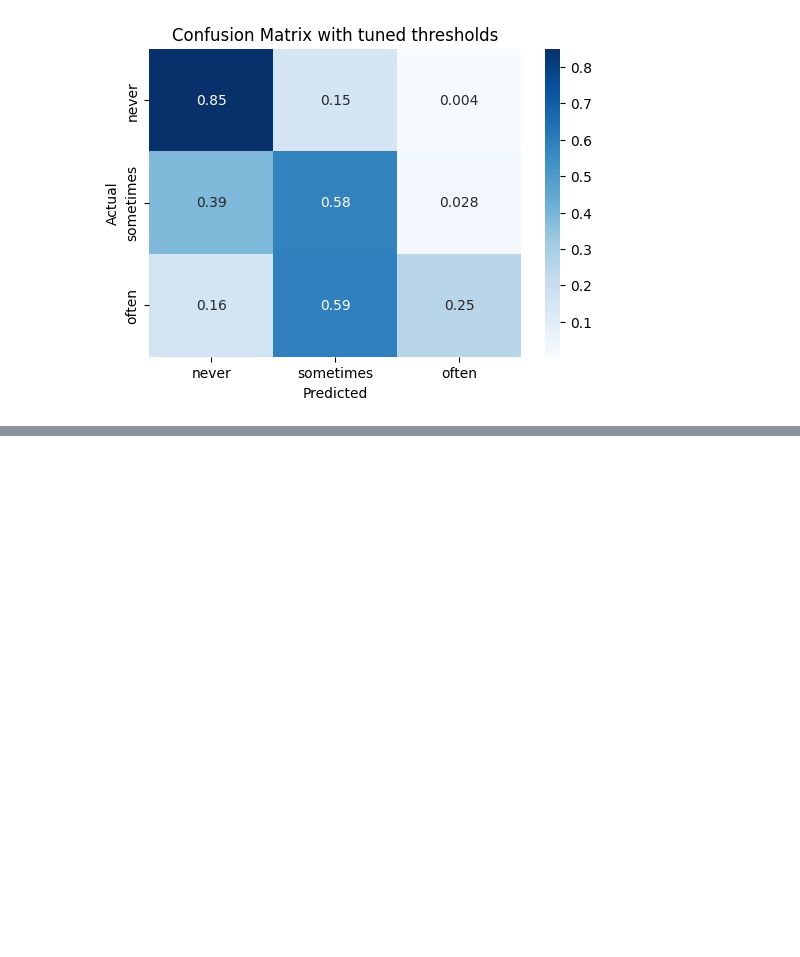
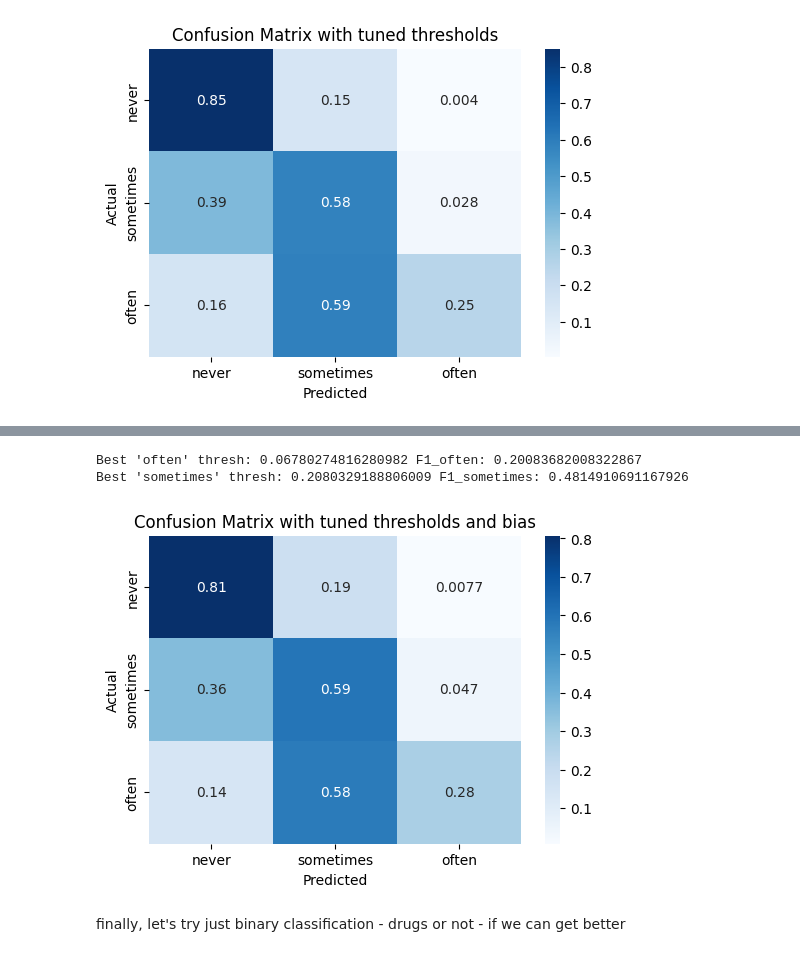
Before and after one commit to VasStach/OKCupid-Date-A-Scientist, a Jupyter notebook: date-a-scientist.ipynb, the cells around one changed output, grey strips where cells are left out. Saved outputs shown, nothing was run; the diff lists cells and outputs as text; code cells hidden in the pictures; blank space fills up the shorter version.

```diff
--- a/date-a-scientist.ipynb
+++ b/date-a-scientist.ipynb
@@ -320,0 +396,18 @@ weighted avg       0.80      0.58      0.65      9174
+# %%
+probs_test = grid.predict_proba(x_test_rfe)
+t_opt_o, t_opt_s = get_best_thresholds(probs=probs_test, y_test=y_test)
+y_pred_thr = predict_with_thresholds(probs_test, t_opt_o, t_opt_s)
+
+cm = confusion_matrix(y_test, y_pred_thr, normalize="true")
+plt.figure(figsize=(6, 4))
+sns.heatmap(cm, annot=True, fmt='.2g', cmap='Blues', xticklabels=['never', 'sometimes', 'often'], yticklabels=['never', 'sometimes', 'often'])
+plt.xlabel('Predicted')
+plt.ylabel('Actual')
+plt.title('Confusion Matrix with tuned thresholds and bias')
+plt.show()
+# %% [output]
+Best 'often' thresh: 0.06780274816280982 F1_often: 0.20083682008322867
+Best 'sometimes' thresh: 0.2080329188806009 F1_sometimes: 0.4814910691167926
+[figure, added]
+# %% [markdown]
+finally, let's try just binary classification - drugs or not - if we can get better
```
Also changed, not shown: parts of 17 cells of this notebook, 2 other files.
